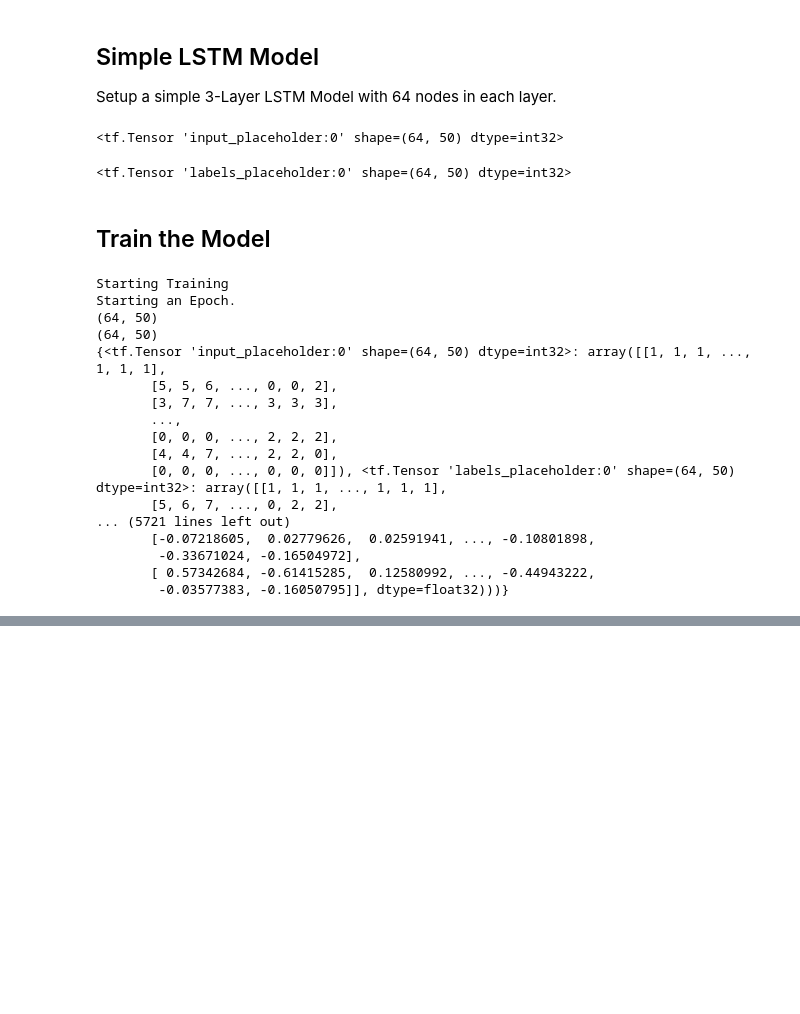
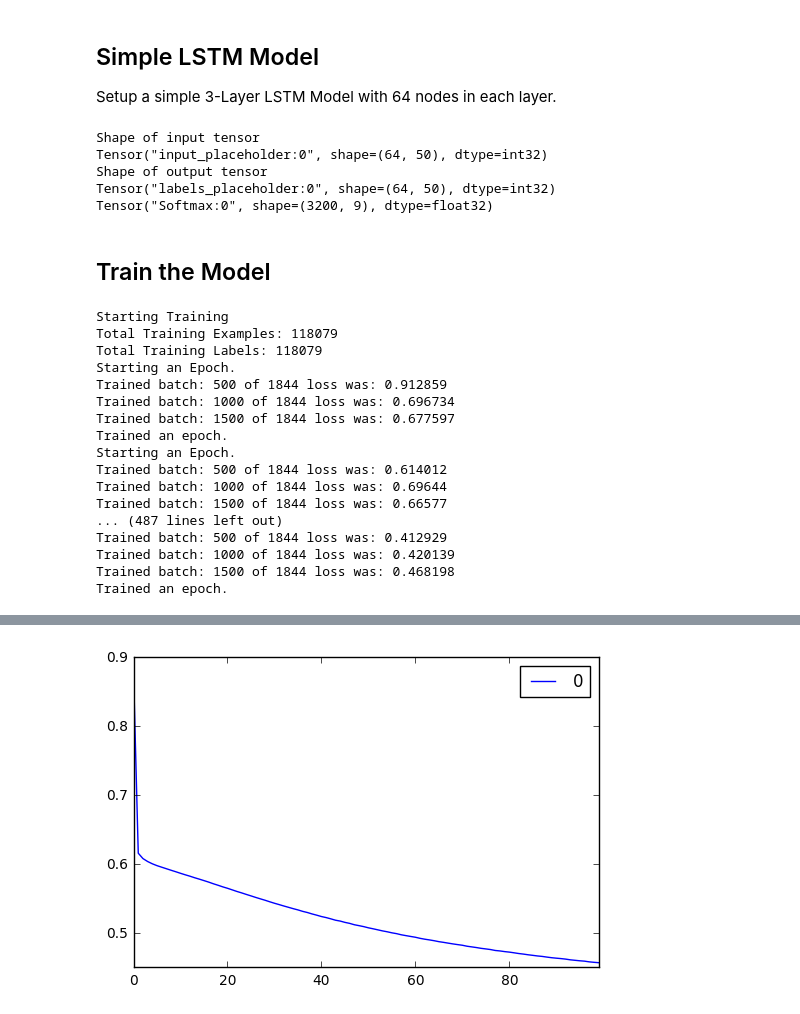
Before and after one commit to cpmpercussion/gesture-rnn, a Jupyter notebook: deep-ensemble-models.ipynb, the cells around one changed output, grey strips where cells are left out. Drawn from its saved outputs; the diff is of its cells as text; code cells hidden in the pictures; blank space fills up the shorter version.

Commit message:
working single performer model

```diff
--- a/deep-ensemble-models.ipynb
+++ b/deep-ensemble-models.ipynb
@@ -133,14 +134,22 @@ def generate_epochs(num_epochs, num_steps, batch_size):
 
 Setup a simple 3-Layer LSTM Model with 64 nodes in each layer.
 # %%
+def reset_graph():
+    if 'sess' in globals() and sess:
+        sess.close()
+    tf.reset_default_graph()
+
+## Training Network
+
 num_nodes = 64
 num_classes = vocabulary_size
 batch_size = 64
-num_steps = 50
+num_steps = 120
 num_layers = 3
 learning_rate = 1e-4
 
 #graph = tf.Graph()
+reset_graph()
 graph = tf.get_default_graph()
 with graph.as_default():
     x = tf.placeholder(tf.int32,[batch_size,num_steps], name='input_placeholder')
@@ -166,18 +175,23 @@ with graph.as_default():
 
     total_loss = tf.reduce_mean(tf.nn.sparse_softmax_cross_entropy_with_logits(logits, y_reshaped))
     train_step = tf.train.AdamOptimizer(learning_rate).minimize(total_loss)
+    saver = tf.train.Saver()
-# %%
-x
-# %% [output]
-<tf.Tensor 'input_placeholder:0' shape=(64, 50) dtype=int32>
-# %%
-y
-# %% [output]
-<tf.Tensor 'labels_placeholder:0' shape=(64, 50) dtype=int32>
+# %%
+print("Shape of input tensor")
+print(x)
+print("Shape of output tensor")
+print(y)
+print(predictions)
+# %% [output]
+Shape of input tensor
+Tensor("input_placeholder:0", shape=(64, 50), dtype=int32)
+Shape of output tensor
+Tensor("labels_placeholder:0", shape=(64, 50), dtype=int32)
+Tensor("Softmax:0", shape=(3200, 9), dtype=float32)
 # %% [markdown]
 ## Train the Model
 # %%
-num_epochs = 1
+num_epochs = 100
 tf.set_random_seed(2345)
 
 with tf.Session() as sess:
@@ -202,26 +216,34 @@ with tf.Session() as sess:
             training_loss_current, training_state, _ = sess.run([total_loss,final_state,train_step],feed_dict=feed)
             steps += 1
             training_loss += training_loss_current
-            if (steps % 500 == 0) print("Trained batch: " + str(steps) + " loss was: " + str(training_loss_current))
+            if (steps % 500 == 0):
+                print("Trained batch: " + str(steps) + " of " + str(len(epoch)) + " loss was: " + str(training_loss_current))
         print("Trained an epoch.")
         training_losses.append(training_loss/steps)
     ## Save the results
+    saver.save(sess,"trained-model.tfsave")
     #tf.train.Saver()
 # %% [output]
 Starting Training
+Total Training Examples: 118079
+Total Training Labels: 118079
 Starting an Epoch.
-(64, 50)
-(64, 50)
-{<tf.Tensor 'input_placeholder:0' shape=(64, 50) dtype=int32>: array([[1, 1, 1, ..., 1, 1, 1],
-       [5, 5, 6, ..., 0, 0, 2],
-       [3, 7, 7, ..., 3, 3, 3],
-       ...,
-       [0, 0, 0, ..., 2, 2, 2],
-       [4, 4, 7, ..., 2, 2, 0],
-       [0, 0, 0, ..., 0, 0, 0]]), <tf.Tensor 'labels_placeholder:0' shape=(64, 50) dtype=int32>: array([[1, 1, 1, ..., 1, 1, 1],
-       [5, 6, 7, ..., 0, 2, 2],
-... (5721 lines left out)
-       [-0.07218605,  0.02779626,  0.02591941, ..., -0.10801898,
-        -0.33671024, -0.16504972],
-       [ 0.57342684, -0.61415285,  0.12580992, ..., -0.44943222,
-        -0.03577383, -0.16050795]], dtype=float32)))}
+Trained batch: 500 of 1844 loss was: 0.912859
+Trained batch: 1000 of 1844 loss was: 0.696734
+Trained batch: 1500 of 1844 loss was: 0.677597
+Trained an epoch.
+Starting an Epoch.
+Trained batch: 500 of 1844 loss was: 0.614012
+Trained batch: 1000 of 1844 loss was: 0.69644
+Trained batch: 1500 of 1844 loss was: 0.66577
+... (487 lines left out)
+Trained batch: 500 of 1844 loss was: 0.412929
+Trained batch: 1000 of 1844 loss was: 0.420139
+Trained batch: 1500 of 1844 loss was: 0.468198
+Trained an epoch.
+# %%
+## Plot Training Results:
+a = pd.DataFrame(training_losses)
+print("Epoch vs Training Losses")
+plt.show(a.plot())
+# %% [output]
@@ -227,0 +251 @@ Starting an Epoch.
+[figure, added]
```
Also changed, not shown: parts of 6 cells of this notebook.
